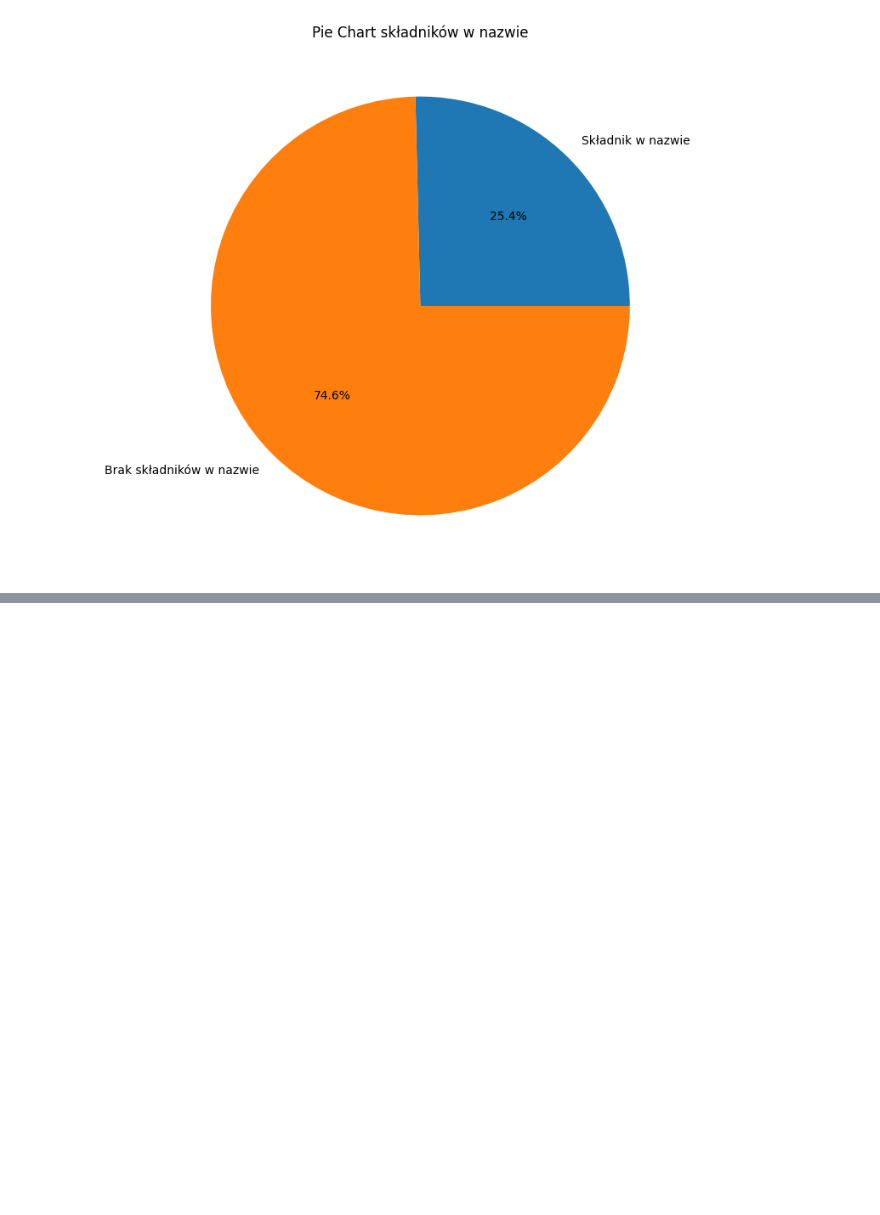
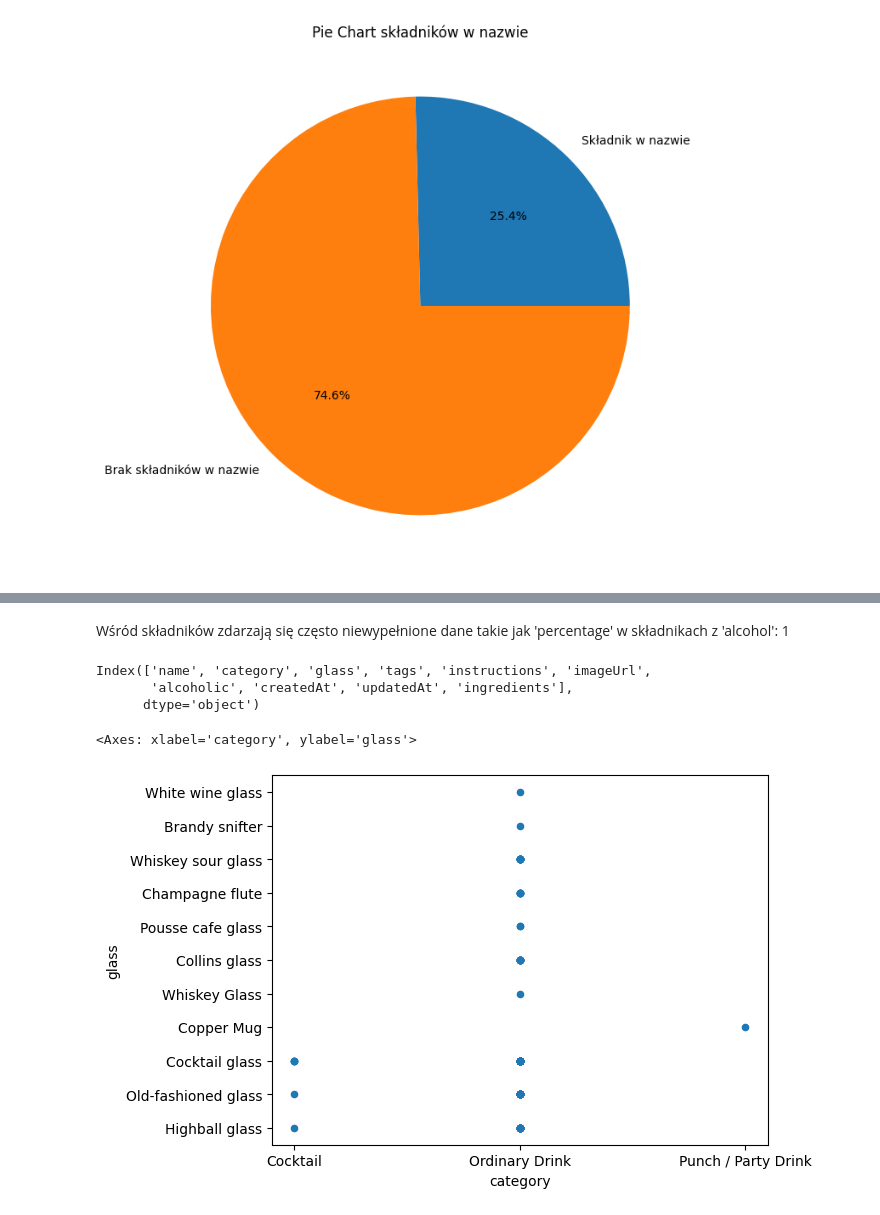
Before and after one commit to Afraiven/CocktailDB-EDA-and-Clustering, a Jupyter notebook: EDA.ipynb, the cells around one changed output, grey strips where cells are left out. Cells and saved outputs as stored; diff of their text form; code cells hidden in the pictures; blank space fills up the shorter version.

```diff
--- a/EDA.ipynb
+++ b/EDA.ipynb
@@ -381,0 +416,15 @@ data[data.createdAt != data.updatedAt]
+# %% [markdown]
+Wśród składników zdarzają się często niewypełnione dane takie jak 'percentage' w składnikach z 'alcohol': 1
+# %%
+data.columns
+# %% [output]
+Index(['name', 'category', 'glass', 'tags', 'instructions', 'imageUrl',
+       'alcoholic', 'createdAt', 'updatedAt', 'ingredients'],
+      dtype='object')
+# %%
+data.plot(kind='scatter',
+          x='category',
+          y='glass',)
+# %% [output]
+<Axes: xlabel='category', ylabel='glass'>
+[figure, added]
```
Also changed, not shown: parts of 7 cells of this notebook, 3 other files.
